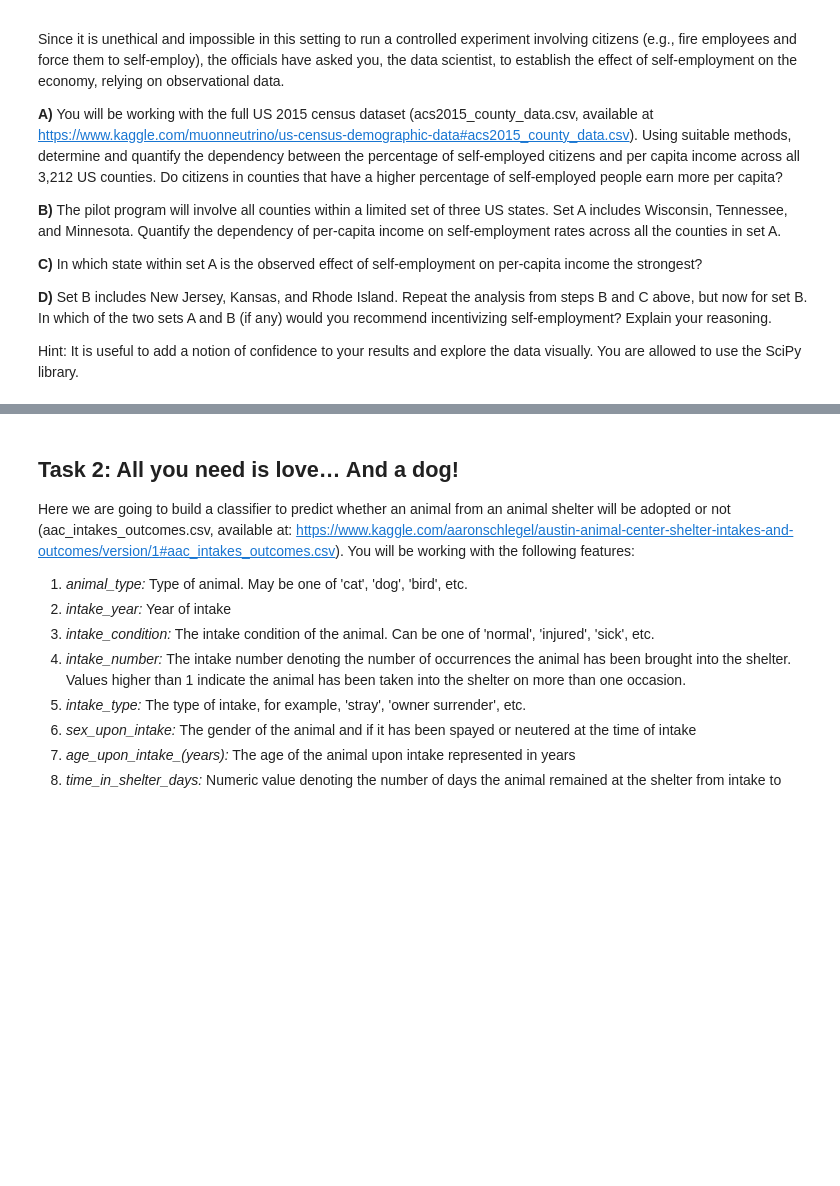
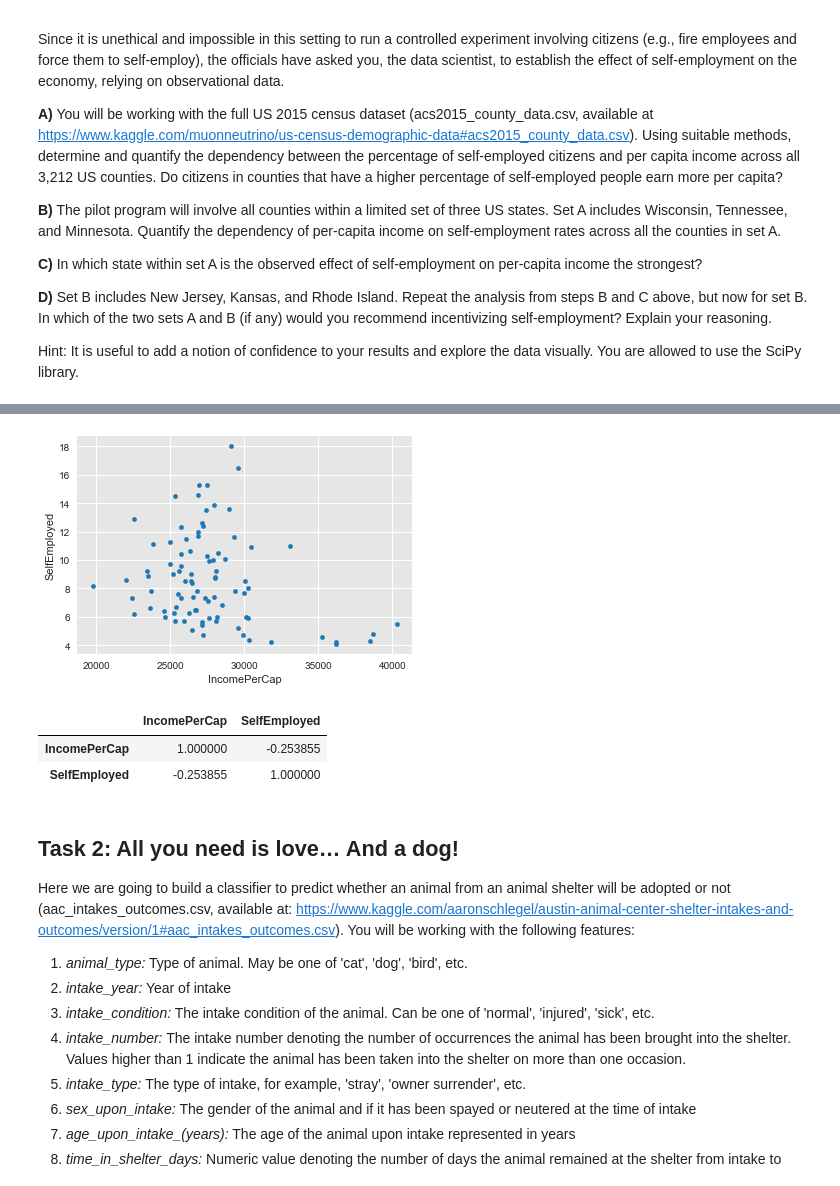
Before and after one commit to mikelassi/ADA2018-Homework, a Jupyter notebook: 04 - Observational Studies and Applied ML/Homework 4.ipynb, the cells around one changed output, grey strips where cells are left out. Cells and saved outputs as stored; diff of their text form; code cells hidden in the pictures; blank space fills up the shorter version.

```diff
--- a/04 - Observational Studies and Applied ML/Homework 4.ipynb
+++ b/04 - Observational Studies and Applied ML/Homework 4.ipynb
@@ -31,0 +96,5 @@ Hint: It is useful to add a notion of confidence to your results and explore the
+# %%
+setA = ['Minnesota']
+mask = data['State'].isin(setA)
+dataB = data[mask]
+dataB.head()
@@ -32,3 +109,13 @@ Hint: It is useful to add a notion of confidence to your results and explore the
+# %%
+fig =  dataB.plot(kind = 'scatter', x = 'IncomePerCap', y = 'SelfEmployed')
+# %% [output]
+[figure, added]
+# %%
+dataB[['IncomePerCap','SelfEmployed']].corr()
+# %% [output]
+|  | IncomePerCap | SelfEmployed |
+| IncomePerCap | 1.000000 | -0.253855 |
+| SelfEmployed | -0.253855 | 1.000000 |
 # %% [markdown]
 ## Task 2: All you need is love… And a dog!
 
```
Also changed, not shown: parts of 32 cells of this notebook, 5 other files.
